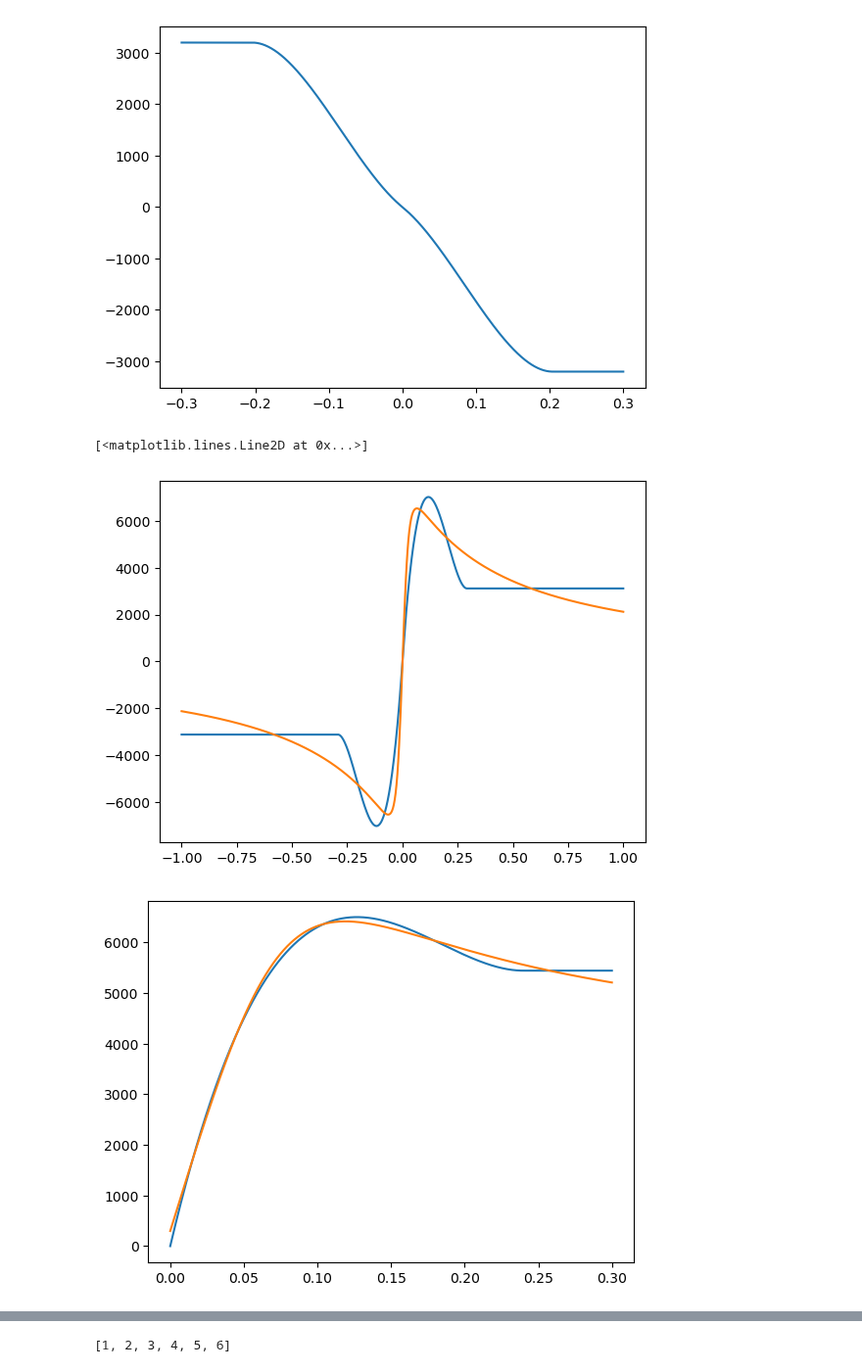
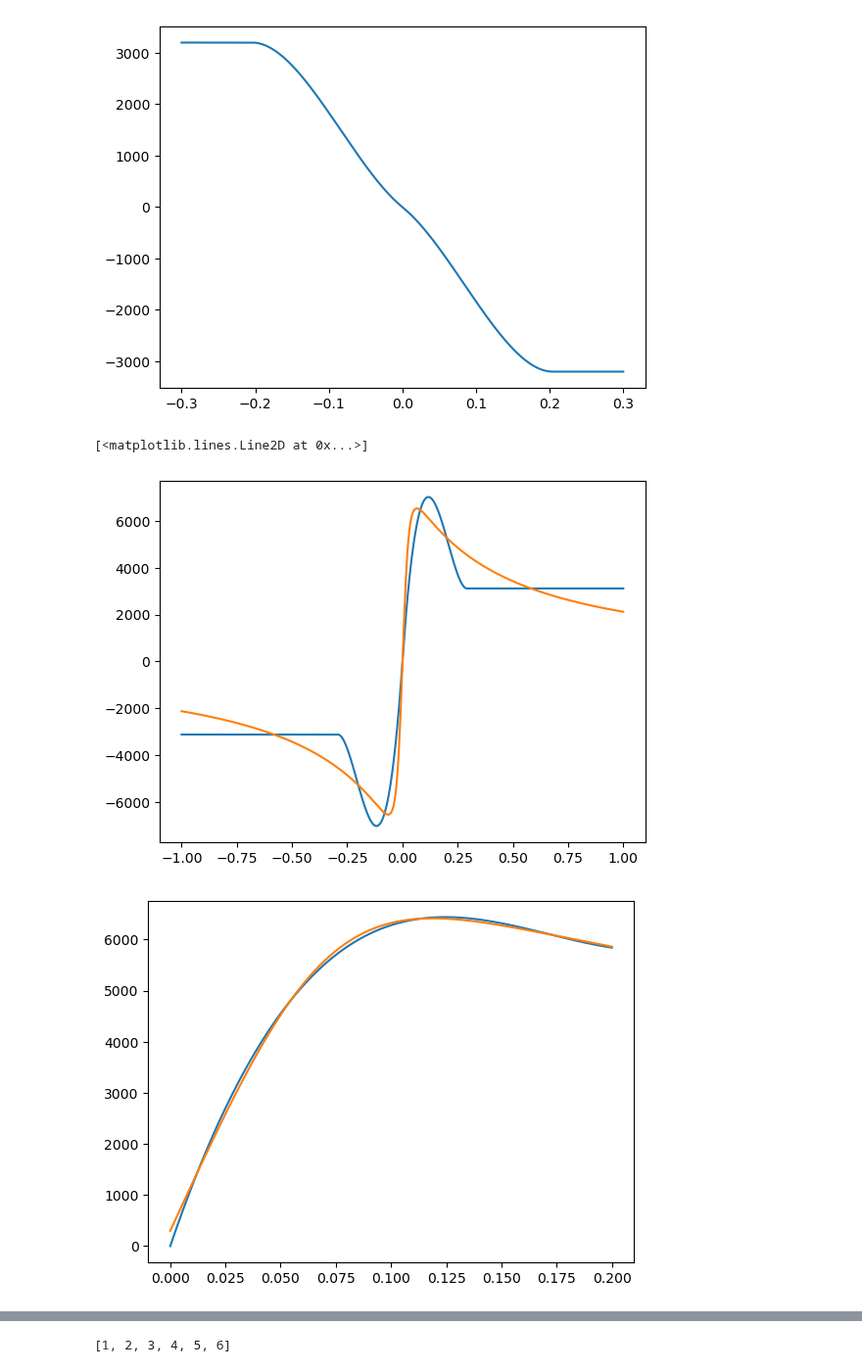
Before and after one commit to BenediktRuhland/SA-Tire-model, a Jupyter notebook: model/fiala_fit.ipynb, the cells around one changed output, grey strips where cells are left out. Shown at 98% size. Saved outputs shown, nothing was run; the diff lists cells and outputs as text; code cells hidden in the pictures.

```diff
--- a/model/fiala_fit.ipynb
+++ b/model/fiala_fit.ipynb
@@ -40,38 +40,38 @@ IA = 0
 Fz0 = 3114
 
 Sx = np.linspace(-1,1,1000)
-Sy = np.linspace(0,0.3,1000)
+Sy = np.linspace(0,0.2,1000)
 
 params_Fx_init = [30000, 0.4, 0.6]
 params_Fy_init = [11600, 0.2, 0.8]
 
 Fx_pa = pa52.Pacejka52_long(Fz,Sx,IA,Fz0)[0]
 Fy_pa = pa52.Pacejka52_lat(Fz,Sy,IA,Fz0)[0]
 
 
 def Fx_fi_func(Sx,C_long,mu1,mu2):
     return f.fiala_long(Sx,Sy,Fz,C_long,mu1,mu2)
 
 def Fy_fi_func(Sy, C_lat,mu1,mu2):
     return f.fiala_lat(Sy,Fz,C_lat,mu1,mu2)
 
 Fx_fi_params, _ = curve_fit(Fy_fi_func, Sx, Fx_pa, params_Fx_init)
 Fy_fi_params, _ = curve_fit(Fy_fi_func, Sy, Fy_pa, params_Fy_init)
 
 Fx_fi_fit = Fy_fi_func(Sx,Fx_fi_params[0],Fx_fi_params[1],Fx_fi_params[2])
 Fy_fi_fit = Fy_fi_func(Sy,Fy_fi_params[0],Fy_fi_params[1], Fy_fi_params[2])
 
 plt.figure(1)
 plt.plot(Sx,Fx_fi_fit)
 plt.plot(Sx,Fx_pa)
 
 plt.figure(2)
 plt.plot(Sy,Fy_fi_fit)
 plt.plot(Sy,Fy_pa)
 # %% [output]
 [<matplotlib.lines.Line2D at 0x...>]
 [figure]
-[figure, old version]
+[figure, new version]
 # %%
 Syy = np.linspace(-0.3,0.3,1000)
 Fy = Fy_fi_func(Syy,Fy_fi_params[0],Fy_fi_params[1], Fy_fi_params[2])
```
Also changed, not shown: parts of 1 cell of this notebook, 3 other files.
